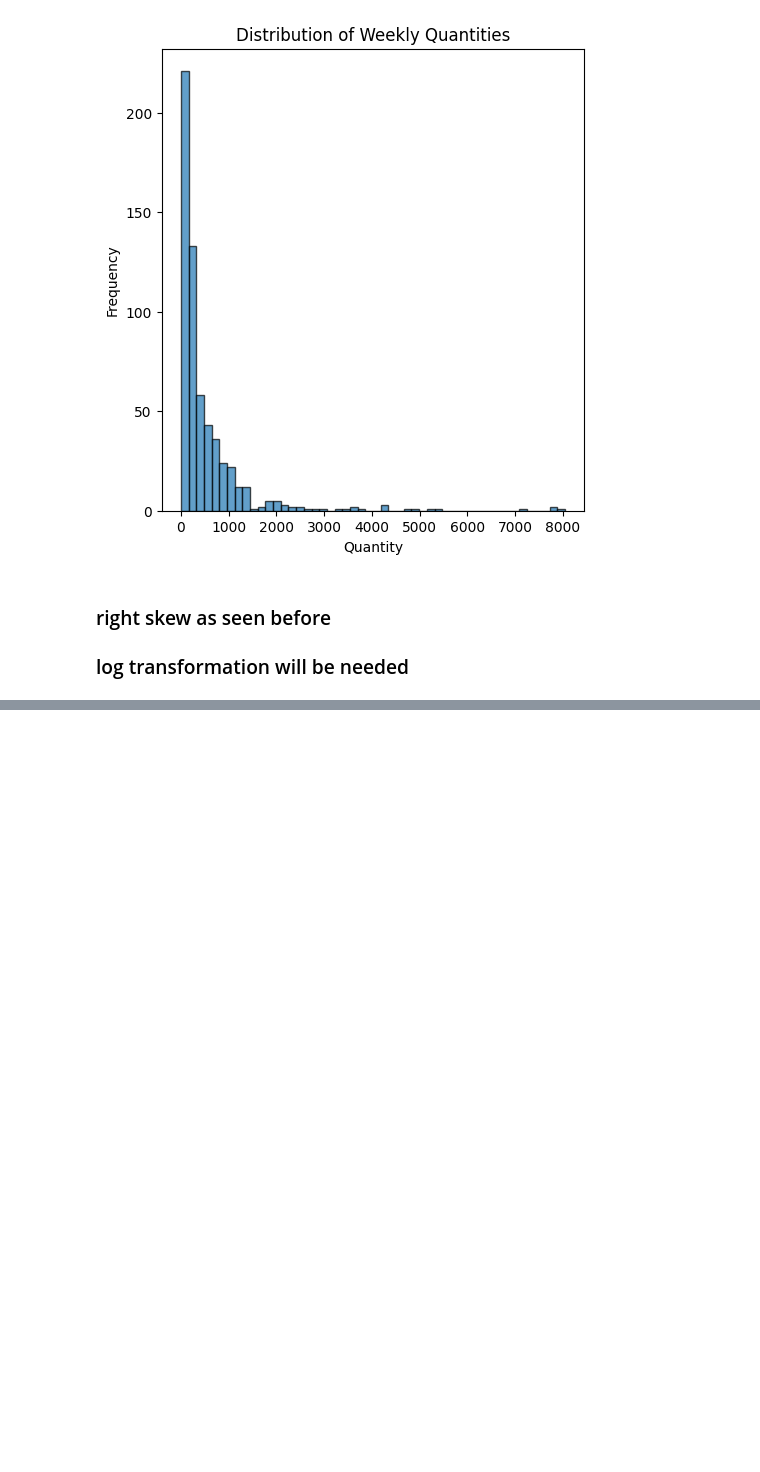
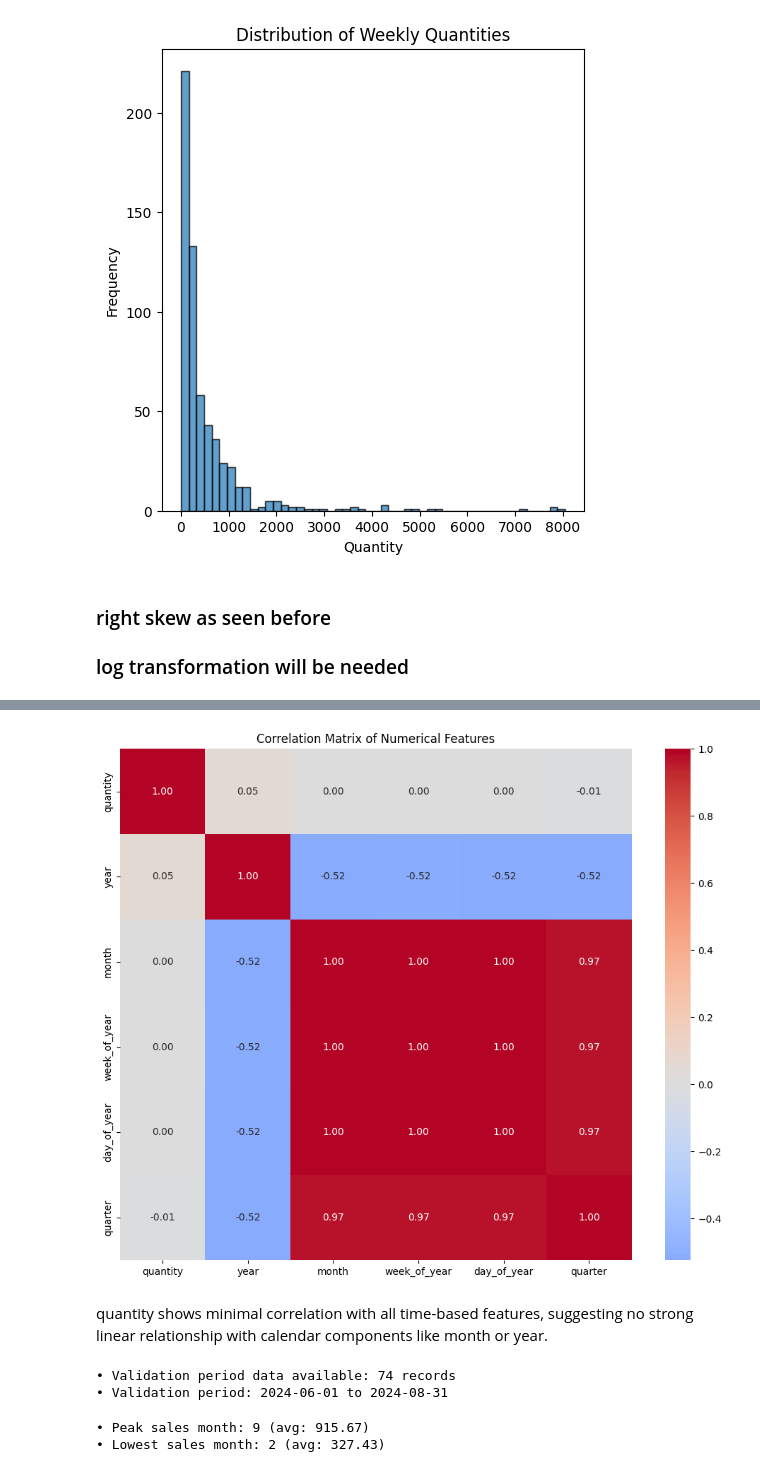
Before and after one commit to Pankaj-2003/Assignment, a Jupyter notebook: EDA_Notebook.ipynb, the cells around one changed output, grey strips where cells are left out. Cells and saved outputs as stored; diff of their text form; code cells hidden in the pictures; blank space fills up the shorter version.

```diff
--- a/EDA_Notebook.ipynb
+++ b/EDA_Notebook.ipynb
@@ -210,0 +280,6 @@ Text(0, 0.5, 'Frequency')
+# %%
+# correlation
+
+# creating time-based features for correlation analysis
+df['day_of_year'] = df['weekend_date'].dt.dayofyear
+df['quarter'] = df['weekend_date'].dt.quarter
@@ -210,0 +304,37 @@ Text(0, 0.5, 'Frequency')
+# %%
+# Correlation matrix for numerical features
+numerical_features = ['quantity', 'year', 'month', 'week_of_year', 'day_of_year', 'quarter']
+correlation_matrix = df[numerical_features].corr()
+# %%
+plt.figure(figsize=(10, 8))
+sns.heatmap(correlation_matrix, annot=True, cmap='coolwarm', center=0, square=True, fmt='.2f')
+plt.title('Correlation Matrix of Numerical Features')
+plt.show()
+# %% [output]
+[figure, added]
+# %% [markdown]
+quantity shows minimal correlation with all time-based features, suggesting no strong linear relationship with calendar components like month or year.
+# %%
+validation_start = pd.to_datetime('2024-06-01')
+validation_end = pd.to_datetime('2024-08-31')
+validation_data = df[(df['weekend_date'] >= validation_start) &
+                    (df['weekend_date'] <= validation_end)]
+
+if len(validation_data) > 0:
+    print(f"• Validation period data available: {len(validation_data)} records")
+    print(f"• Validation period: {validation_data['weekend_date'].min().strftime('%Y-%m-%d')} to {validation_data['weekend_date'].max().strftime('%Y-%m-%d')}")
+else:
+    print("• No validation period data found (Jun-Jul-Aug 2024)")
+# %% [output]
+• Validation period data available: 74 records
+• Validation period: 2024-06-01 to 2024-08-31
+# %%
+# Seasonality insights
+monthly_avg = df.groupby('month')['quantity'].mean()
+peak_month = monthly_avg.idxmax()
+low_month = monthly_avg.idxmin()
+print(f"• Peak sales month: {peak_month} (avg: {monthly_avg[peak_month]:.2f})")
+print(f"• Lowest sales month: {low_month} (avg: {monthly_avg[low_month]:.2f})")
+# %% [output]
+• Peak sales month: 9 (avg: 915.67)
+• Lowest sales month: 2 (avg: 327.43)
```
Also changed, not shown: parts of 14 cells of this notebook.
